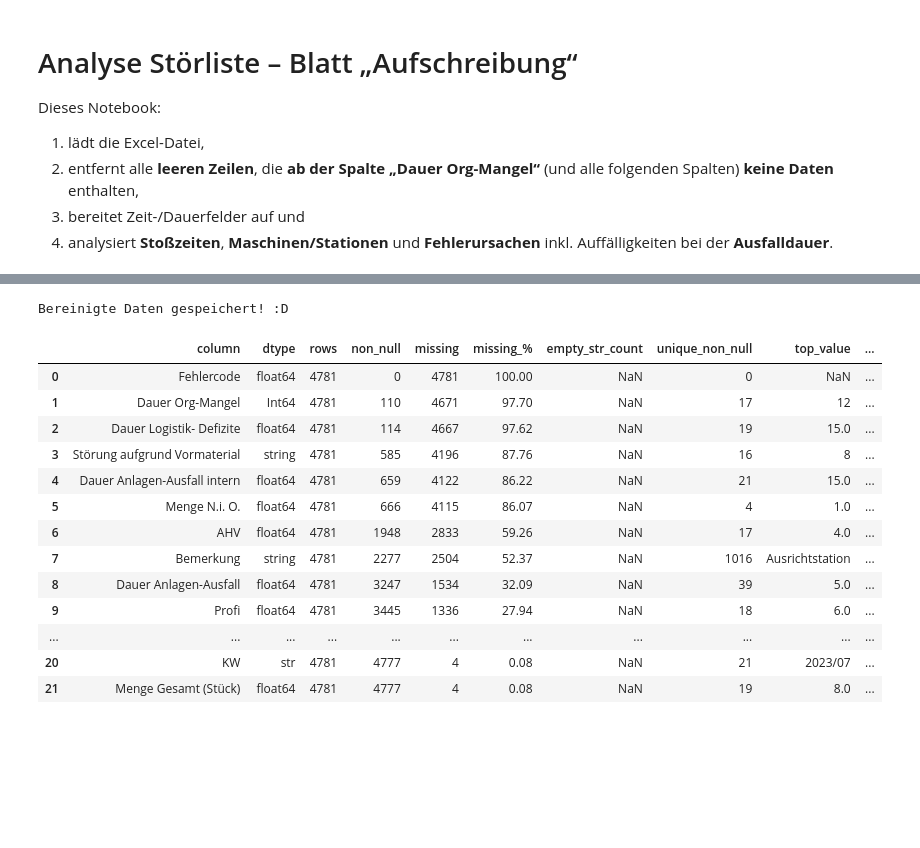
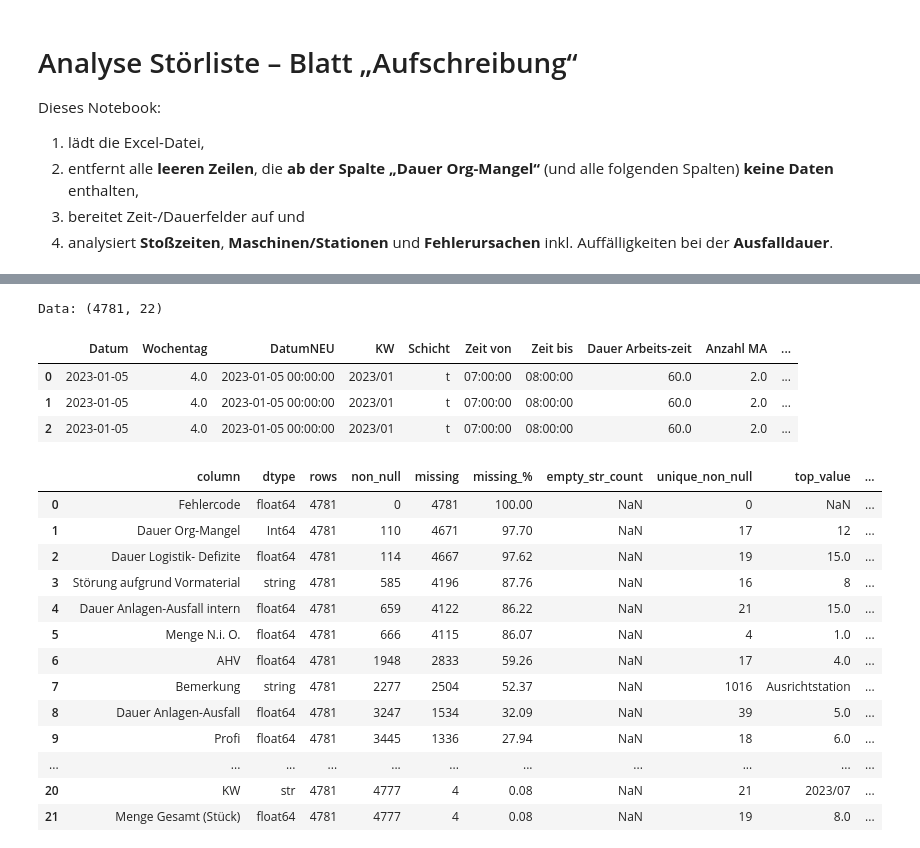
Before and after one commit to FelixFaw/pred_main_project_brueggen, a Jupyter notebook: data_cleaning_and_analysis/data_analysis_hra_2.ipynb, the cells around one changed output, grey strips where cells are left out. Saved outputs shown, nothing was run; the diff lists cells and outputs as text; code cells hidden in the pictures; blank space fills up the shorter version.

```diff
--- a/data_cleaning_and_analysis/data_analysis_hra_2.ipynb
+++ b/data_cleaning_and_analysis/data_analysis_hra_2.ipynb
@@ -170,11 +9,28 @@ Anzahl verschiedener Varianten: 985
-# %%
-# Optional: bereinigte Daten speichern
-df_clean.to_csv("../data/processed/aufschreibung_hra_clean.csv", index=False)
-df_clean.to_excel("../data/processed/aufschreibung_hra_clean.xlsx", index=False)
-
-print("Bereinigte Daten gespeichert! :D")
-# %% [output]
-Bereinigte Daten gespeichert! :D
+# %%
+# LOAD DATA
+
+import re
+import numpy as np
+import pandas as pd
+import matplotlib.pyplot as plt
+
+# Datei-Pfad (im gleichen Ordner wie das Notebook oder anpassen)
+FILE_PATH = "../data/processed/aufschreibung_hra_clean.xlsx"
+SHEET_NAME = "Sheet1"
+
+pd.set_option("display.max_columns", 200)
+pd.set_option("display.width", 200)
+
+df_clean = pd.read_excel(FILE_PATH, sheet_name=SHEET_NAME)
+
+print("Data:", df_clean.shape)
+display(df_clean.head(3))
+# %% [output]
+Data: (4781, 22)
+|  | Datum | Wochentag | DatumNEU | KW | Schicht | Zeit von | Zeit bis | Dauer Arbeits-zeit | Anzahl MA | ... |
+| 0 | 2023-01-05 | 4.0 | 2023-01-05 00:00:00 | 2023/01 | t | 07:00:00 | 08:00:00 | 60.0 | 2.0 | ... |
+| 1 | 2023-01-05 | 4.0 | 2023-01-05 00:00:00 | 2023/01 | t | 07:00:00 | 08:00:00 | 60.0 | 2.0 | ... |
+| 2 | 2023-01-05 | 4.0 | 2023-01-05 00:00:00 | 2023/01 | t | 07:00:00 | 08:00:00 | 60.0 | 2.0 | ... |
 # %%
 from pandas.api.types import (
     is_numeric_dtype, is_datetime64_any_dtype, is_bool_dtype, is_categorical_dtype
```
Also changed, not shown: parts of 6 cells of this notebook, 3 other files.
